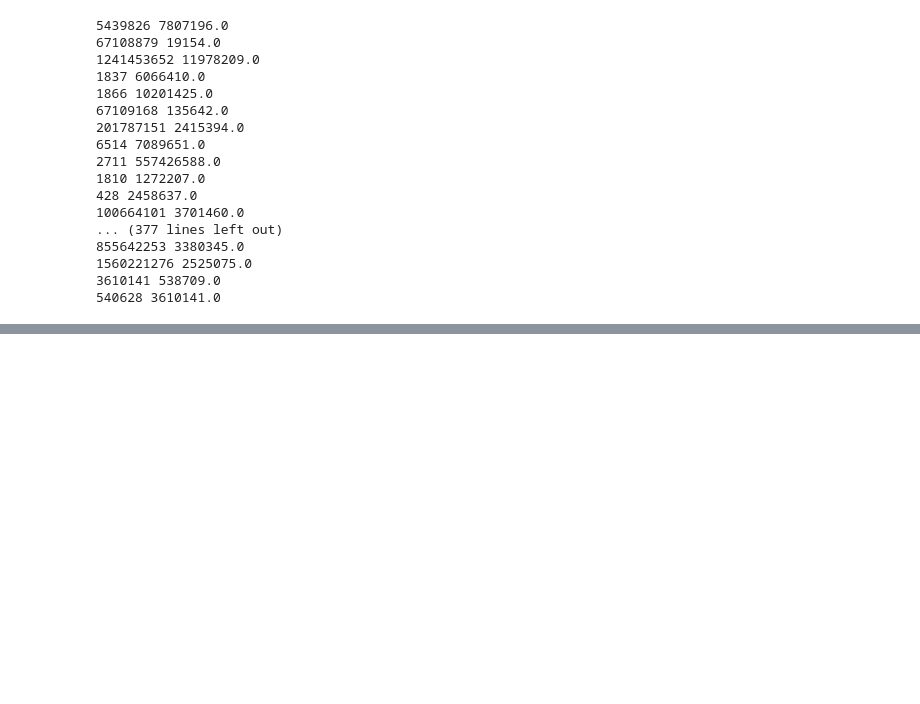
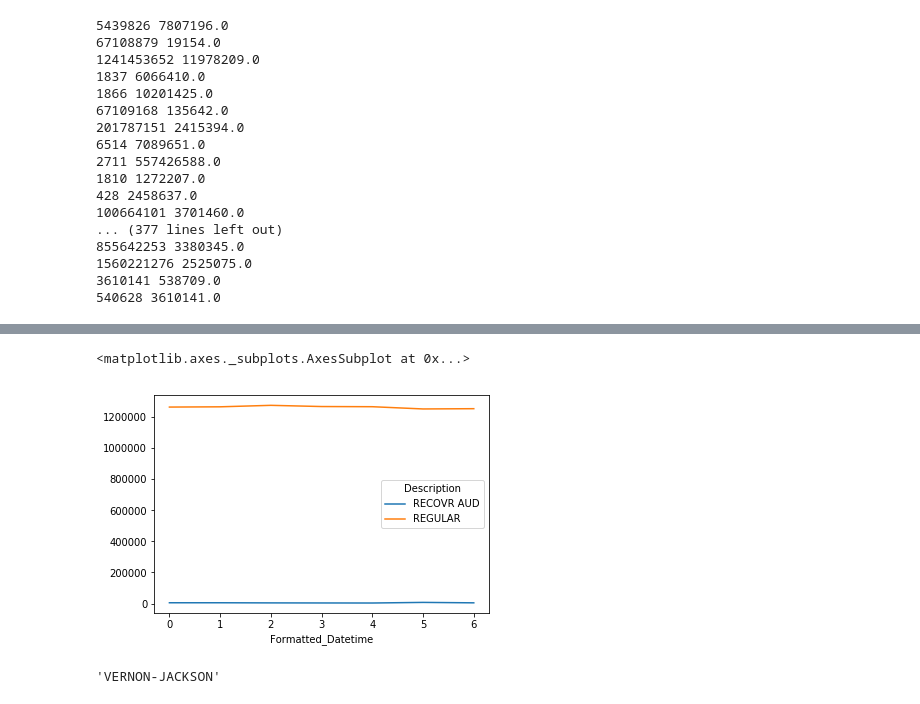
Before and after one commit to XuanX111/dsp_project1, a Jupyter notebook: mta_turnstile_analysis.ipynb, the cells around one changed output, grey strips where cells are left out. Saved outputs shown, nothing was run; the diff lists cells and outputs as text; code cells hidden in the pictures; blank space fills up the shorter version.

```diff
--- a/mta_turnstile_analysis.ipynb
+++ b/mta_turnstile_analysis.ipynb
@@ -311,0 +333,17 @@ daily_data.head()
+# %%
+# plotting the description counts per day of the week, 0 = Monday
+
+data.groupby([data.Formatted_Datetime.dt.dayofweek,'Description']).Description.count().unstack().plot()
+# %% [output]
+<matplotlib.axes._subplots.AxesSubplot at 0x...>
+[figure, added]
+# %%
+# pick a random station
+
+import random
+
+index = random.randint(0,100)
+
+data.Station.unique()[index]
+# %% [output]
+'VERNON-JACKSON'
```
Also changed, not shown: parts of 12 cells of this notebook.
